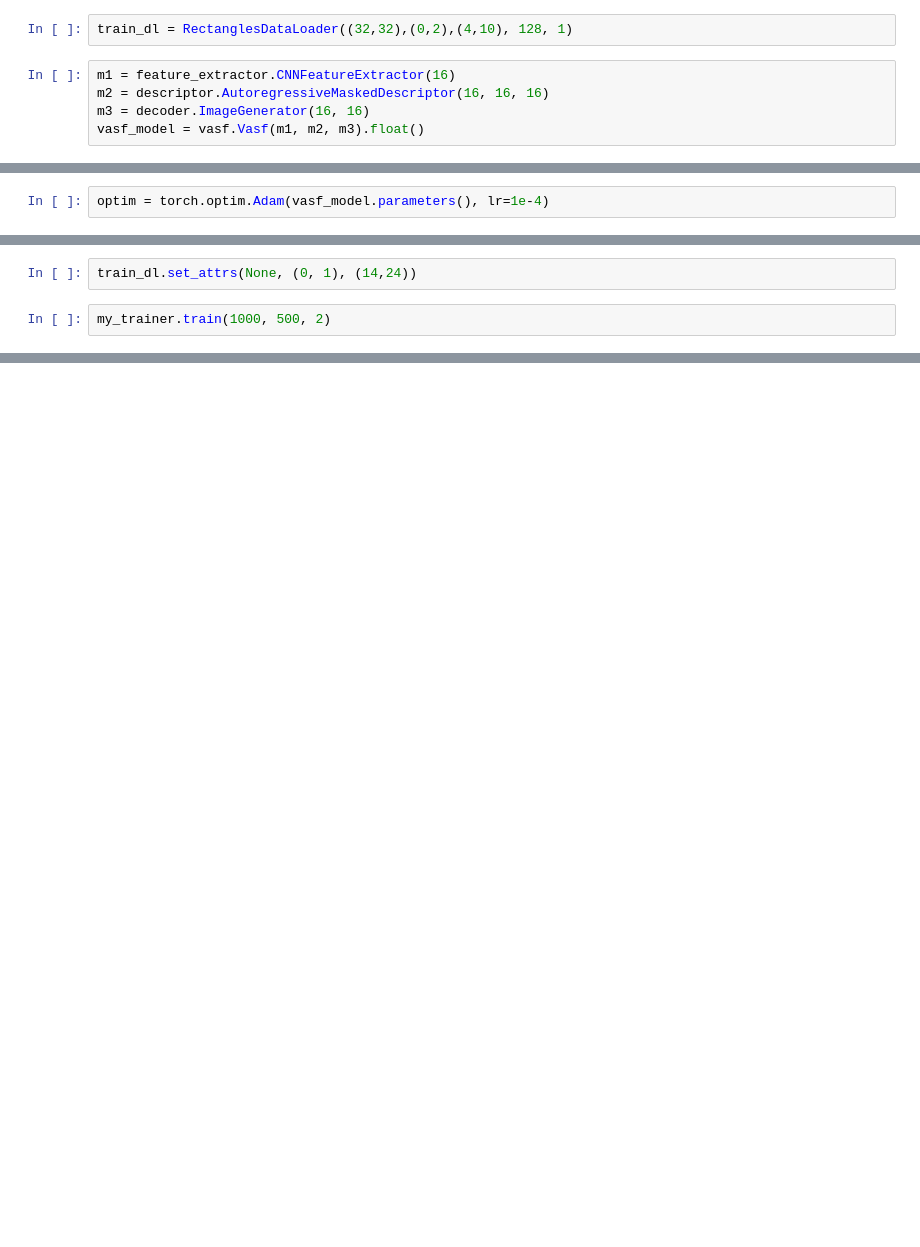
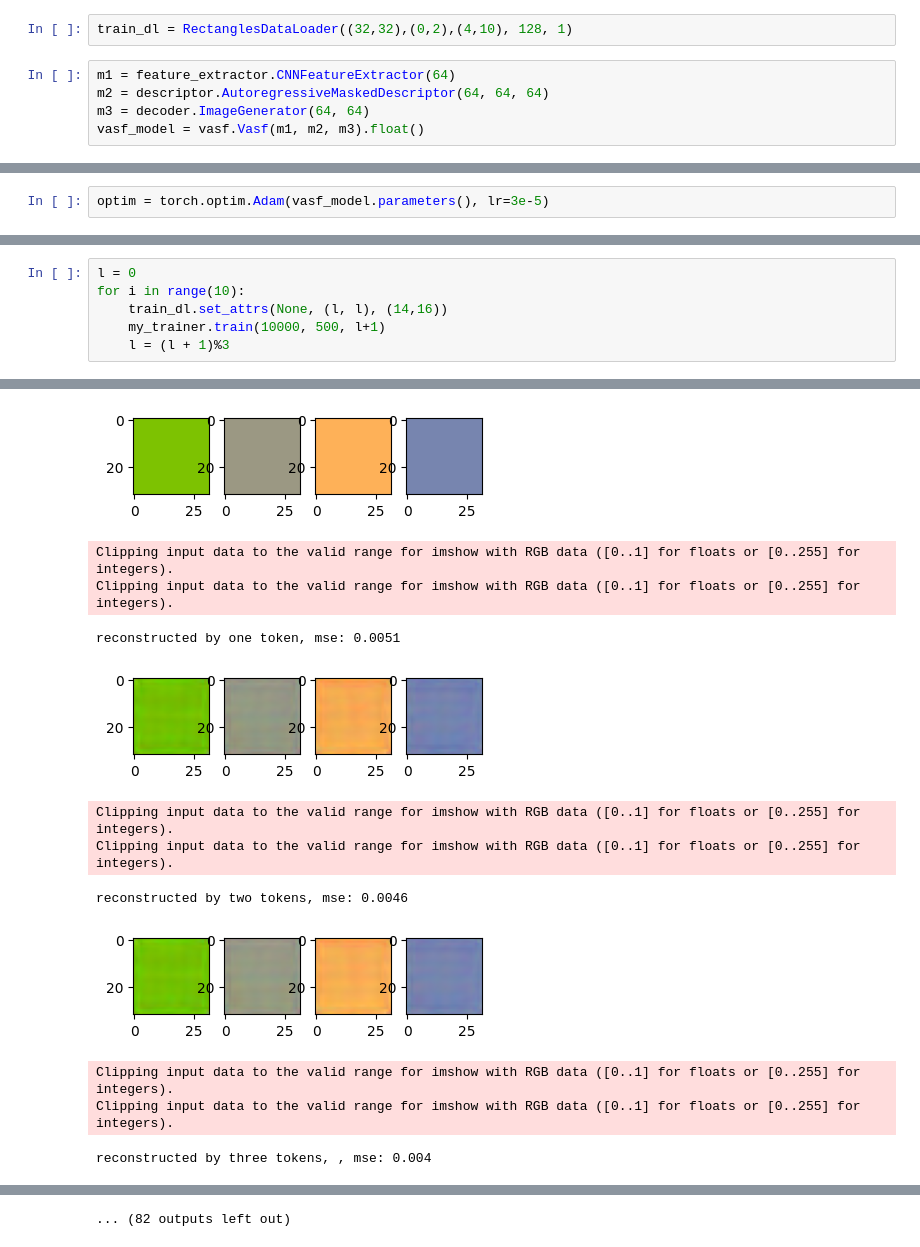
Before and after one commit to mmsamiei/vasf, a Jupyter notebook: draft.ipynb, the cells around one changed output, grey strips where cells are left out. Saved outputs shown, nothing was run; the diff lists cells and outputs as text; blank space fills up the shorter version.

```diff
--- a/draft.ipynb
+++ b/draft.ipynb
@@ -12,9 +14,9 @@ dev = torch.device('cuda')
 # %%
 train_dl = RectanglesDataLoader((32,32),(0,2),(4,10), 128, 1)
 # %%
-m1 = feature_extractor.CNNFeatureExtractor(16)
-m2 = descriptor.AutoregressiveMaskedDescriptor(16, 16, 16)
-m3 = decoder.ImageGenerator(16, 16)
+m1 = feature_extractor.CNNFeatureExtractor(64)
+m2 = descriptor.AutoregressiveMaskedDescriptor(64, 64, 64)
+m3 = decoder.ImageGenerator(64, 64)
 vasf_model = vasf.Vasf(m1, m2, m3).float()
 # %%
 from utils.utils import count_parameters
@@ -24,3 +26,3 @@ count_parameters(vasf_model)
 # %%
-optim = torch.optim.Adam(vasf_model.parameters(), lr=1e-4)
+optim = torch.optim.Adam(vasf_model.parameters(), lr=3e-5)
 # %%
@@ -27,5 +30 @@ optim = torch.optim.Adam(vasf_model.parameters(), lr=1e-4)
 my_trainer = trainer.SimpleTrainer(train_dl, train_dl, vasf_model, optim, dev)
-# %%
-train_dl.set_attrs(None, (0, 1), (14,24))
-# %%
-my_trainer.train(1000, 500, 2)
@@ -47,0 +31,7 @@ reconstructed by one token, mse: 0.0301
+# %%
+l = 0
+for i in range(10):
+    train_dl.set_attrs(None, (l, l), (14,16))
+    my_trainer.train(10000, 500, l+1)
+    l = (l + 1)%3
+# %% [output]
@@ -47,0 +40,12 @@ reconstructed by one token, mse: 0.0301
+[figure, added]
+Clipping input data to the valid range for imshow with RGB data ([0..1] for floats or [0..255] for integers).
+Clipping input data to the valid range for imshow with RGB data ([0..1] for floats or [0..255] for integers).
+reconstructed by one token, mse: 0.0051
+[figure, added]
+Clipping input data to the valid range for imshow with RGB data ([0..1] for floats or [0..255] for integers).
+Clipping input data to the valid range for imshow with RGB data ([0..1] for floats or [0..255] for integers).
+reconstructed by two tokens, mse: 0.0046
+[figure, added]
+Clipping input data to the valid range for imshow with RGB data ([0..1] for floats or [0..255] for integers).
+Clipping input data to the valid range for imshow with RGB data ([0..1] for floats or [0..255] for integers).
+reconstructed by three tokens, , mse: 0.004
@@ -47,0 +55 @@ reconstructed by one token, mse: 0.0301
+... (82 outputs left out)
```
Also changed, not shown: parts of 6 cells of this notebook, 2 other files.
